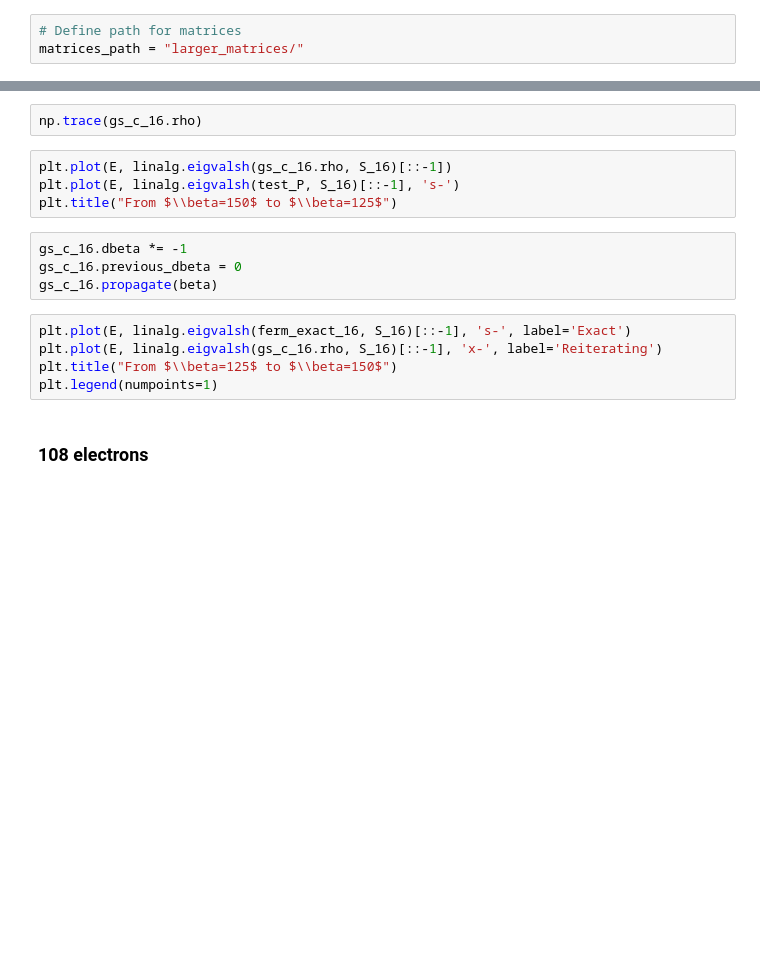
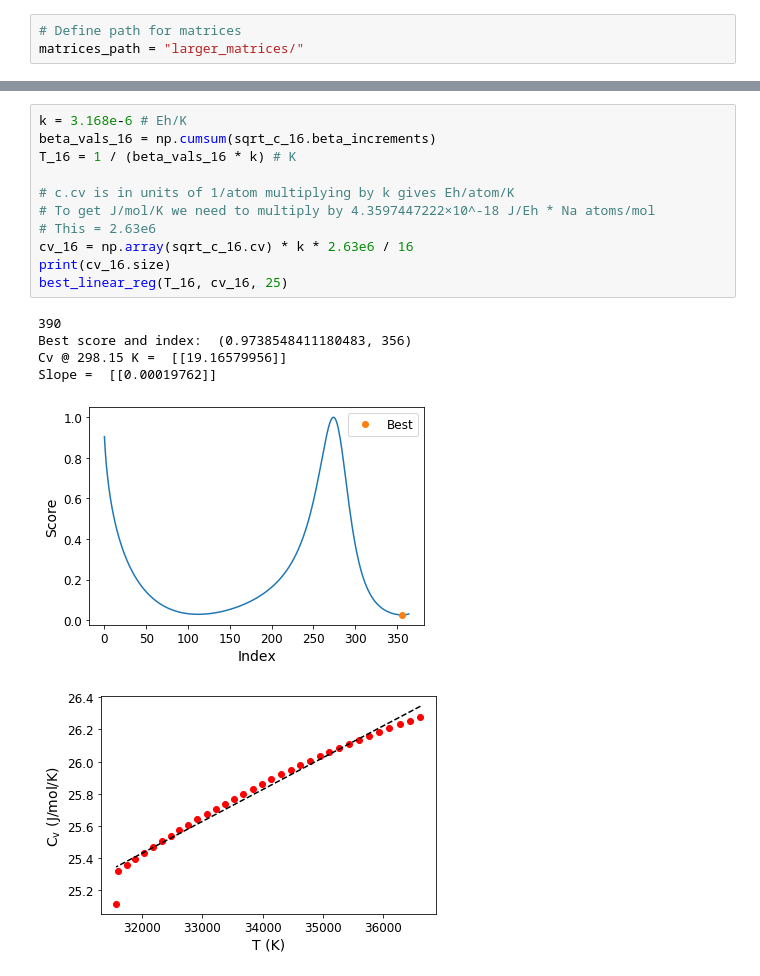
Before and after one commit to jleamer/DMM, a Jupyter notebook: RK4_DMM/C_aluminum_sqrt.ipynb, the cells around one changed output, grey strips where cells are left out. Drawn from its saved outputs; the diff is of its cells as text; blank space fills up the shorter version.

```diff
--- a/RK4_DMM/C_aluminum_sqrt.ipynb
+++ b/RK4_DMM/C_aluminum_sqrt.ipynb
@@ -230,17 +298,18 @@ gs_c_16.back_propagate(beta - 135)
-# %%
-np.trace(gs_c_16.rho)
-# %%
-plt.plot(E, linalg.eigvalsh(gs_c_16.rho, S_16)[::-1])
-plt.plot(E, linalg.eigvalsh(test_P, S_16)[::-1], 's-')
-plt.title("From $\\beta=150$ to $\\beta=125$")
-# %%
-gs_c_16.dbeta *= -1
-gs_c_16.previous_dbeta = 0
-gs_c_16.propagate(beta)
-# %%
-plt.plot(E, linalg.eigvalsh(ferm_exact_16, S_16)[::-1], 's-', label='Exact')
-plt.plot(E, linalg.eigvalsh(gs_c_16.rho, S_16)[::-1], 'x-', label='Reiterating')
-plt.title("From $\\beta=125$ to $\\beta=150$")
-plt.legend(numpoints=1)
-# %% [markdown]
-### 108 electrons
+# %%
+k = 3.168e-6 # Eh/K
+beta_vals_16 = np.cumsum(sqrt_c_16.beta_increments)
+T_16 = 1 / (beta_vals_16 * k) # K
+
+# c.cv is in units of 1/atom multiplying by k gives Eh/atom/K
+# To get J/mol/K we need to multiply by 4.3597447222×10^-18 J/Eh * Na atoms/mol
+# This = 2.63e6
+cv_16 = np.array(sqrt_c_16.cv) * k * 2.63e6 / 16
+print(cv_16.size)
+best_linear_reg(T_16, cv_16, 25)
+# %% [output]
+390
+Best score and index:  (0.9738548411180483, 356)
+Cv @ 298.15 K =  [[19.16579956]]
+Slope =  [[0.00019762]]
+[figure, added]
+[figure, added]
```
Also changed, not shown: parts of 65 cells of this notebook, 8 other files.
